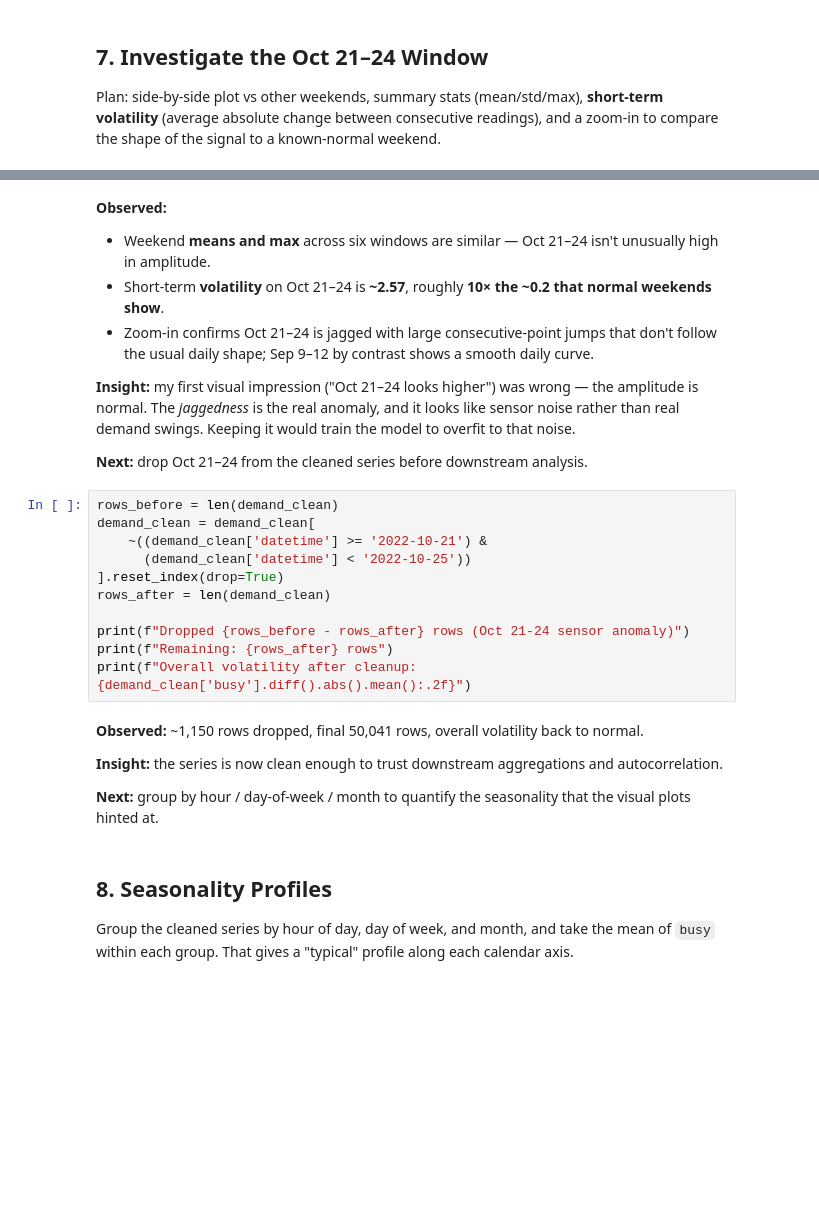
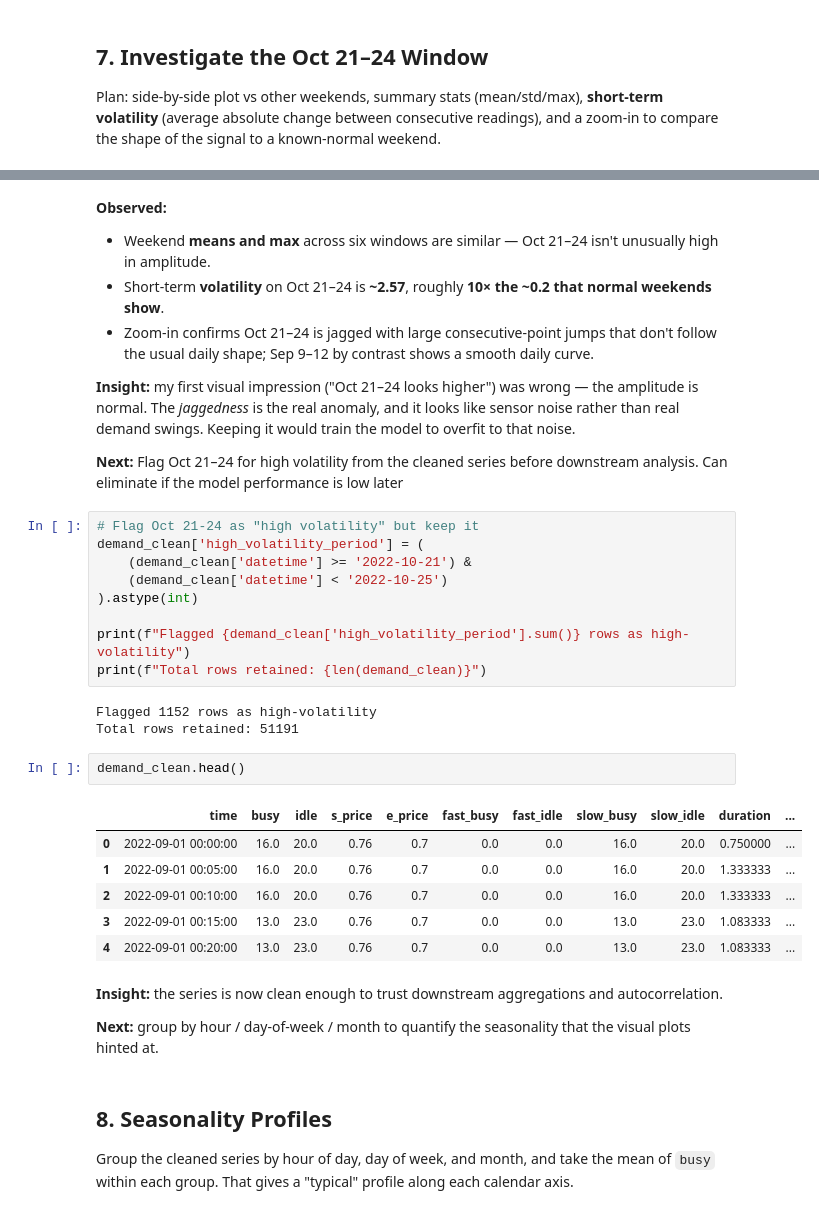
Before and after one commit to Aish-19/EV-charging-demand-forecasting, a Jupyter notebook: notebooks/01_EDA.ipynb, the cells around one changed output, grey strips where cells are left out. Cells and saved outputs as stored; diff of their text form; blank space fills up the shorter version.

Commit message:
Added high volatility flag to the jittery observations

```diff
--- a/notebooks/01_EDA.ipynb
+++ b/notebooks/01_EDA.ipynb
@@ -362,20 +477,29 @@ print(f"  Jumps > 5:     {(changes.abs() > 5).sum()} occurrences")
 The *jaggedness* is the real anomaly, and it looks like sensor noise rather than real demand swings.
 Keeping it would train the model to overfit to that noise.
 
-**Next:** drop Oct 21–24 from the cleaned series before downstream analysis.
+**Next:** Flag Oct 21–24 for high volatility from the cleaned series before downstream analysis. Can eliminate if the model performance is low later
-# %%
-rows_before = len(demand_clean)
-demand_clean = demand_clean[
-    ~((demand_clean['datetime'] >= '2022-10-21') &
-      (demand_clean['datetime'] < '2022-10-25'))
-].reset_index(drop=True)
-rows_after = len(demand_clean)
-
-print(f"Dropped {rows_before - rows_after} rows (Oct 21-24 sensor anomaly)")
-print(f"Remaining: {rows_after} rows")
-print(f"Overall volatility after cleanup: {demand_clean['busy'].diff().abs().mean():.2f}")
+# %%
+# Flag Oct 21-24 as "high volatility" but keep it
+demand_clean['high_volatility_period'] = (
+    (demand_clean['datetime'] >= '2022-10-21') &
+    (demand_clean['datetime'] < '2022-10-25')
+).astype(int)
+
+print(f"Flagged {demand_clean['high_volatility_period'].sum()} rows as high-volatility")
+print(f"Total rows retained: {len(demand_clean)}")
+# %% [output]
+Flagged 1152 rows as high-volatility
+Total rows retained: 51191
+# %%
+demand_clean.head()
+# %% [output]
+|  | time | busy | idle | s_price | e_price | fast_busy | fast_idle | slow_busy | slow_idle | duration | ... |
+| 0 | 2022-09-01 00:00:00 | 16.0 | 20.0 | 0.76 | 0.7 | 0.0 | 0.0 | 16.0 | 20.0 | 0.750000 | ... |
+| 1 | 2022-09-01 00:05:00 | 16.0 | 20.0 | 0.76 | 0.7 | 0.0 | 0.0 | 16.0 | 20.0 | 1.333333 | ... |
+| 2 | 2022-09-01 00:10:00 | 16.0 | 20.0 | 0.76 | 0.7 | 0.0 | 0.0 | 16.0 | 20.0 | 1.333333 | ... |
+| 3 | 2022-09-01 00:15:00 | 13.0 | 23.0 | 0.76 | 0.7 | 0.0 | 0.0 | 13.0 | 23.0 | 1.083333 | ... |
+| 4 | 2022-09-01 00:20:00 | 13.0 | 23.0 | 0.76 | 0.7 | 0.0 | 0.0 | 13.0 | 23.0 | 1.083333 | ... |
 # %% [markdown]
-**Observed:** ~1,150 rows dropped, final 50,041 rows, overall volatility back to normal.
 
 **Insight:** the series is now clean enough to trust downstream aggregations and autocorrelation.
 
```
Also changed, not shown: parts of 20 cells of this notebook.
